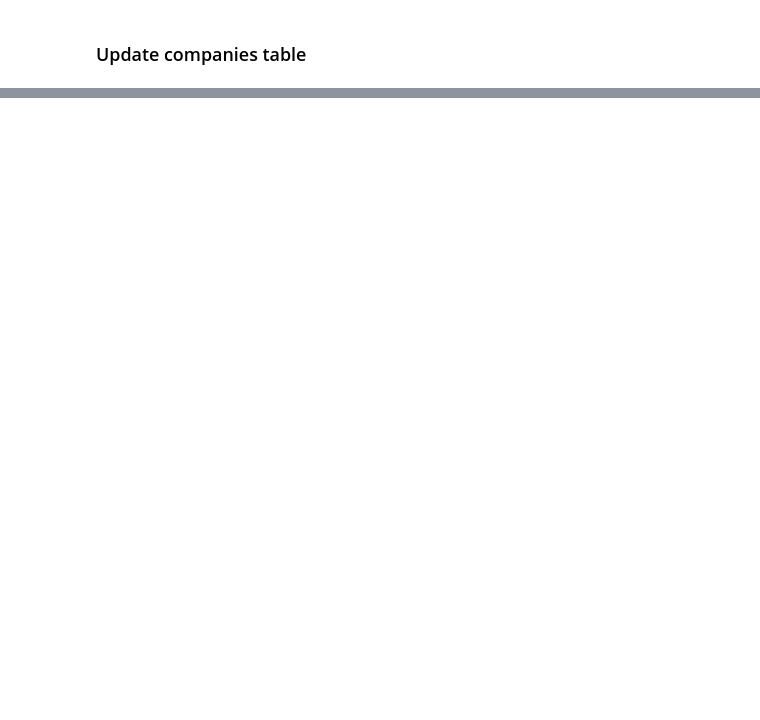
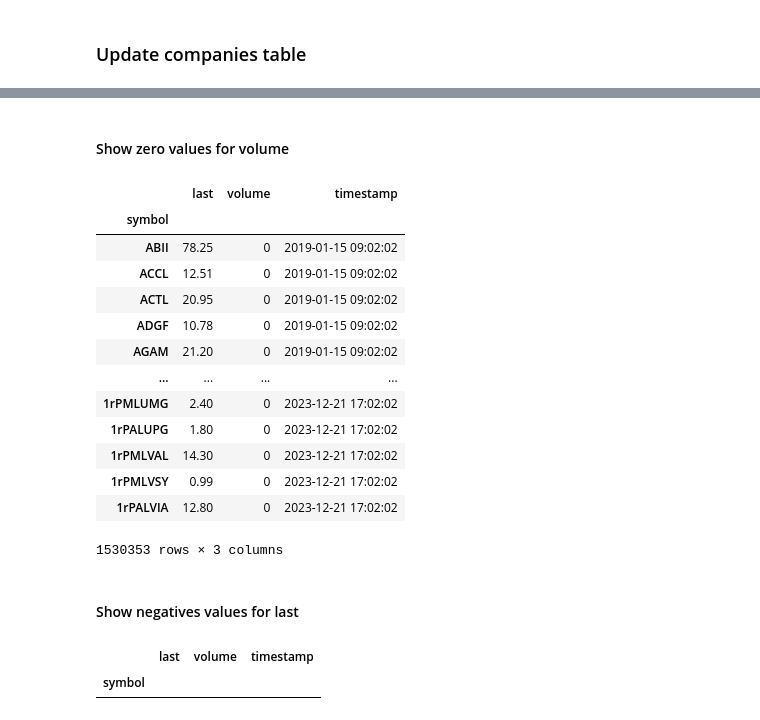
Before and after one commit to camilziane/bourse_big_data, a Jupyter notebook: analyzer/analyzer_playground.ipynb, the cells around one changed output, grey strips where cells are left out. Saved outputs shown, nothing was run; the diff lists cells and outputs as text; code cells hidden in the pictures; blank space fills up the shorter version.

```diff
--- a/analyzer/analyzer_playground.ipynb
+++ b/analyzer/analyzer_playground.ipynb
@@ -234,0 +283,26 @@ db.df_write(df_companies, "companies", commit=True)
+# %% [markdown]
+#### Show zero values for volume
+# %%
+df_stocks[df_stocks['volume'] == 0]
+# %% [output]
+|  | last | volume | timestamp |
+| symbol |  |  |  |
+| ABII | 78.25 | 0 | 2019-01-15 09:02:02 |
+| ACCL | 12.51 | 0 | 2019-01-15 09:02:02 |
+| ACTL | 20.95 | 0 | 2019-01-15 09:02:02 |
+| ADGF | 10.78 | 0 | 2019-01-15 09:02:02 |
+| AGAM | 21.20 | 0 | 2019-01-15 09:02:02 |
+| ... | ... | ... | ... |
+| 1rPMLUMG | 2.40 | 0 | 2023-12-21 17:02:02 |
+| 1rPALUPG | 1.80 | 0 | 2023-12-21 17:02:02 |
+| 1rPMLVAL | 14.30 | 0 | 2023-12-21 17:02:02 |
+| 1rPMLVSY | 0.99 | 0 | 2023-12-21 17:02:02 |
+| 1rPALVIA | 12.80 | 0 | 2023-12-21 17:02:02 |
+1530353 rows × 3 columns
+# %% [markdown]
+#### Show negatives values for last
+# %%
+df_stocks[df_stocks['last'] < 0]
+# %% [output]
+|  | last | volume | timestamp |
+| symbol |  |  |  |
```
Also changed, not shown: parts of 25 cells of this notebook.
